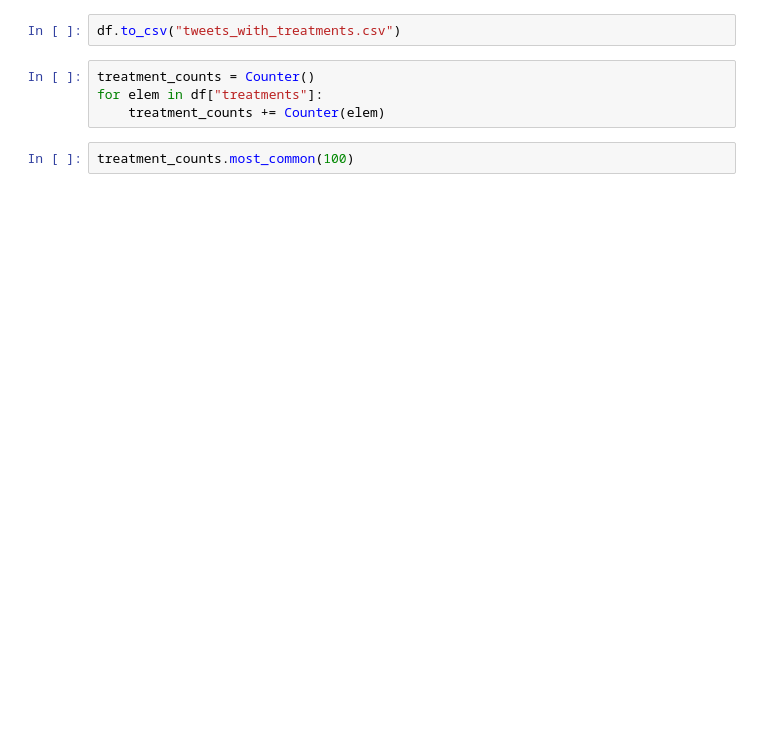
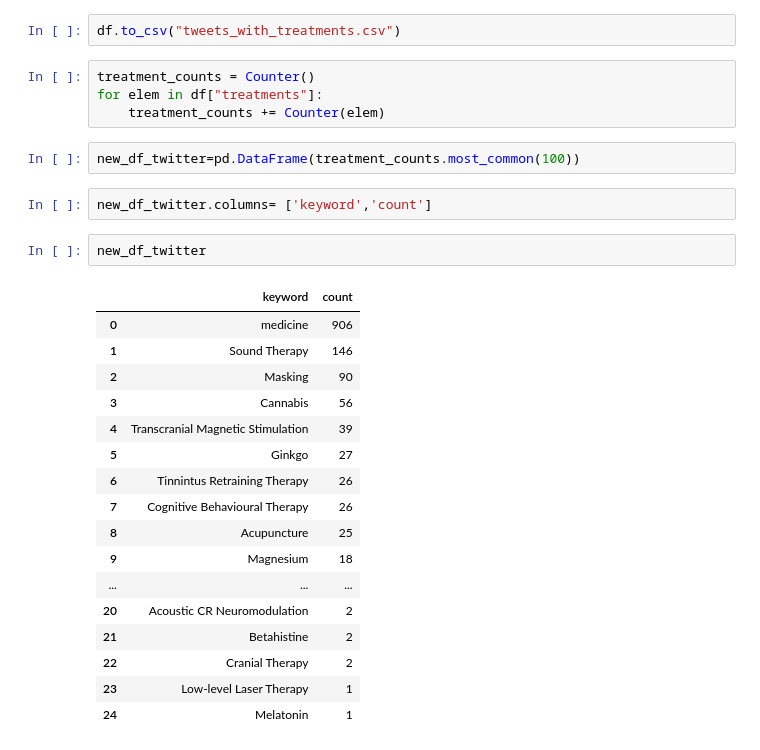
Before and after one commit to sourabhDandage/Talk3_extension, a Jupyter notebook: Explore - Twitter.ipynb, the cells around one changed output. Saved outputs shown, nothing was run; the diff lists cells and outputs as text; blank space fills up the shorter version.

```diff
--- a/Explore - Twitter.ipynb
+++ b/Explore - Twitter.ipynb
@@ -126,5 +124,27 @@ df.to_csv("tweets_with_treatments.csv")
 treatment_counts = Counter()
 for elem in df["treatments"]:
     treatment_counts += Counter(elem)
-# %%
-treatment_counts.most_common(100)
+# %%
+new_df_twitter=pd.DataFrame(treatment_counts.most_common(100))
+# %%
+new_df_twitter.columns= ['keyword','count']
+# %%
+new_df_twitter
+# %% [output]
+|  | keyword | count |
+| 0 | medicine | 906 |
+| 1 | Sound Therapy | 146 |
+| 2 | Masking | 90 |
+| 3 | Cannabis | 56 |
+| 4 | Transcranial Magnetic Stimulation | 39 |
+| 5 | Ginkgo | 27 |
+| 6 | Tinnintus Retraining Therapy | 26 |
+| 7 | Cognitive Behavioural Therapy | 26 |
+| 8 | Acupuncture | 25 |
+| 9 | Magnesium | 18 |
+| ... | ... | ... |
+| 20 | Acoustic CR Neuromodulation | 2 |
+| 21 | Betahistine | 2 |
+| 22 | Cranial Therapy | 2 |
+| 23 | Low-level Laser Therapy | 1 |
+| 24 | Melatonin | 1 |
```
Also changed, not shown: parts of 10 cells of this notebook.
